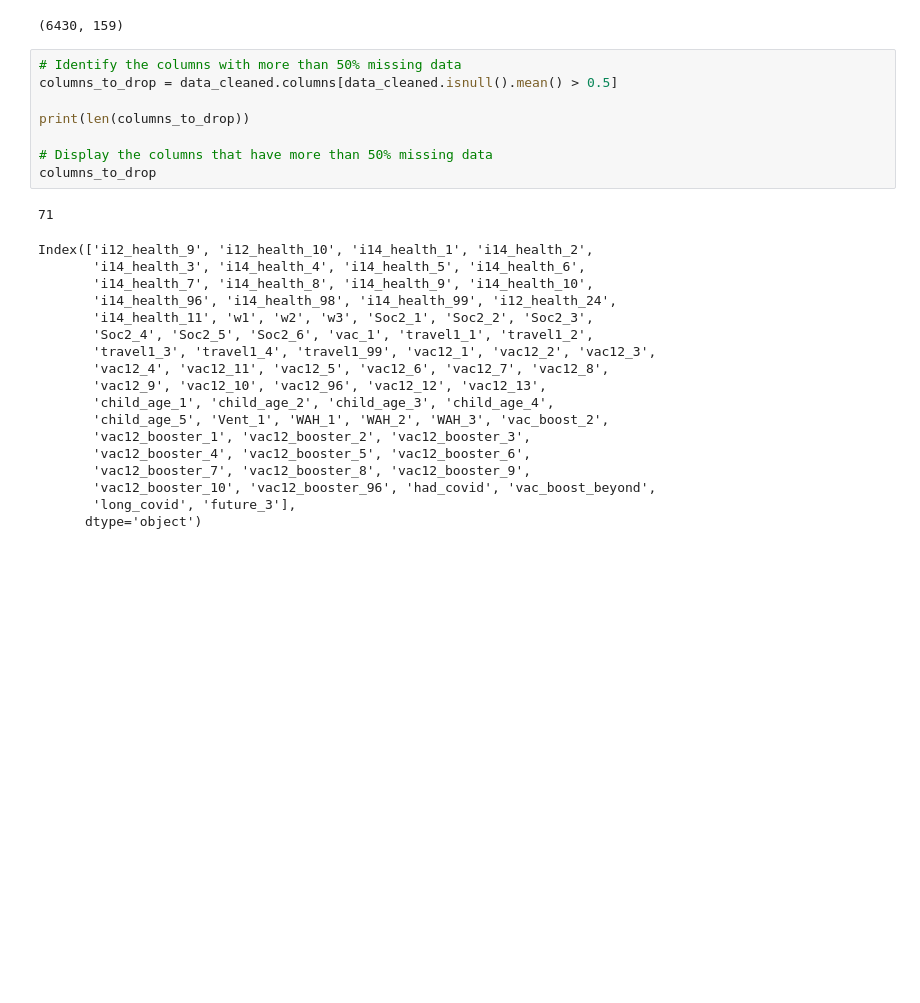
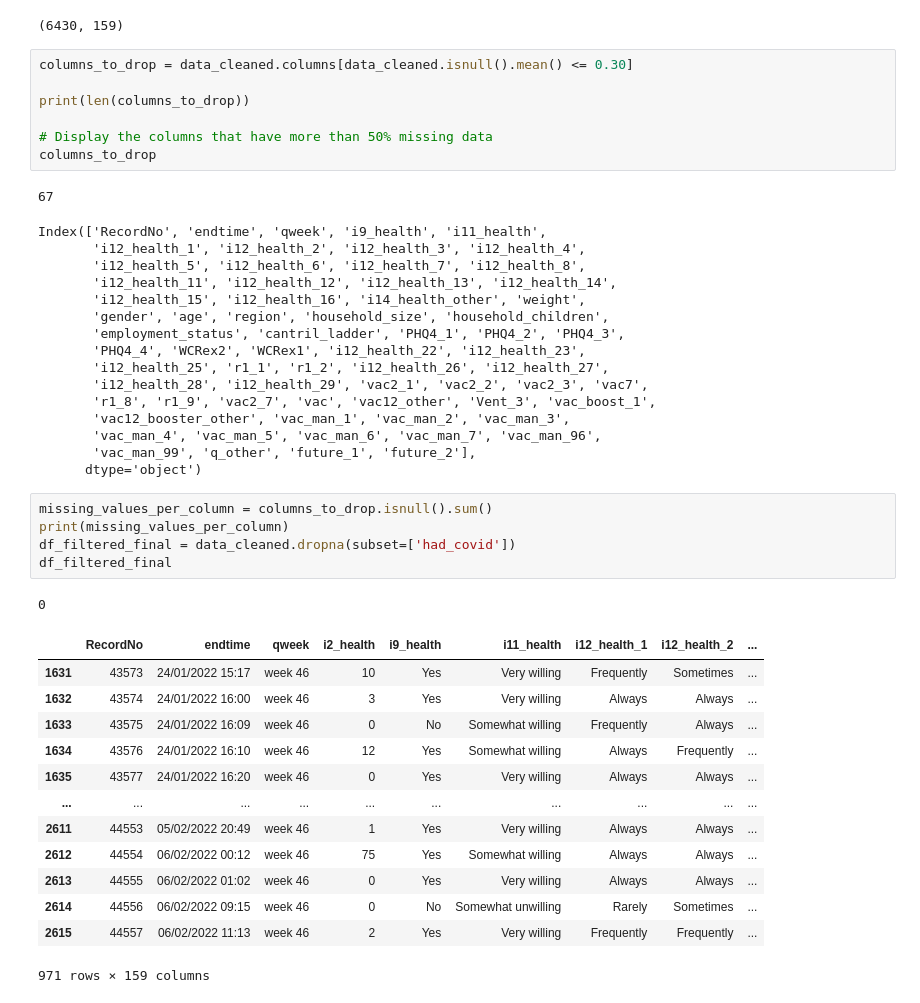
Before and after one commit to eren006/team_11_ML_gp1, a Jupyter notebook: ML_Analytics_GA1.ipynb, the cells around one changed output. Saved outputs shown, nothing was run; the diff lists cells and outputs as text; blank space fills up the shorter version.

Commit message:
Data cleaning

```diff
--- a/ML_Analytics_GA1.ipynb
+++ b/ML_Analytics_GA1.ipynb
@@ -27,29 +36,46 @@ data_cleaned.shape
 # %% [output]
 (6430, 159)
 # %%
-# Identify the columns with more than 50% missing data
-columns_to_drop = data_cleaned.columns[data_cleaned.isnull().mean() > 0.5]
+columns_to_drop = data_cleaned.columns[data_cleaned.isnull().mean() <= 0.30]
 
 print(len(columns_to_drop))
 
 # Display the columns that have more than 50% missing data
 columns_to_drop
 # %% [output]
-71
+67
-Index(['i12_health_9', 'i12_health_10', 'i14_health_1', 'i14_health_2',
-       'i14_health_3', 'i14_health_4', 'i14_health_5', 'i14_health_6',
-       'i14_health_7', 'i14_health_8', 'i14_health_9', 'i14_health_10',
-       'i14_health_96', 'i14_health_98', 'i14_health_99', 'i12_health_24',
-       'i14_health_11', 'w1', 'w2', 'w3', 'Soc2_1', 'Soc2_2', 'Soc2_3',
-       'Soc2_4', 'Soc2_5', 'Soc2_6', 'vac_1', 'travel1_1', 'travel1_2',
-       'travel1_3', 'travel1_4', 'travel1_99', 'vac12_1', 'vac12_2', 'vac12_3',
-       'vac12_4', 'vac12_11', 'vac12_5', 'vac12_6', 'vac12_7', 'vac12_8',
-       'vac12_9', 'vac12_10', 'vac12_96', 'vac12_12', 'vac12_13',
-       'child_age_1', 'child_age_2', 'child_age_3', 'child_age_4',
-       'child_age_5', 'Vent_1', 'WAH_1', 'WAH_2', 'WAH_3', 'vac_boost_2',
-       'vac12_booster_1', 'vac12_booster_2', 'vac12_booster_3',
-       'vac12_booster_4', 'vac12_booster_5', 'vac12_booster_6',
-       'vac12_booster_7', 'vac12_booster_8', 'vac12_booster_9',
-       'vac12_booster_10', 'vac12_booster_96', 'had_covid', 'vac_boost_beyond',
-       'long_covid', 'future_3'],
+Index(['RecordNo', 'endtime', 'qweek', 'i9_health', 'i11_health',
+       'i12_health_1', 'i12_health_2', 'i12_health_3', 'i12_health_4',
+       'i12_health_5', 'i12_health_6', 'i12_health_7', 'i12_health_8',
+       'i12_health_11', 'i12_health_12', 'i12_health_13', 'i12_health_14',
+       'i12_health_15', 'i12_health_16', 'i14_health_other', 'weight',
+       'gender', 'age', 'region', 'household_size', 'household_children',
+       'employment_status', 'cantril_ladder', 'PHQ4_1', 'PHQ4_2', 'PHQ4_3',
+       'PHQ4_4', 'WCRex2', 'WCRex1', 'i12_health_22', 'i12_health_23',
+       'i12_health_25', 'r1_1', 'r1_2', 'i12_health_26', 'i12_health_27',
+       'i12_health_28', 'i12_health_29', 'vac2_1', 'vac2_2', 'vac2_3', 'vac7',
+       'r1_8', 'r1_9', 'vac2_7', 'vac', 'vac12_other', 'Vent_3', 'vac_boost_1',
+       'vac12_booster_other', 'vac_man_1', 'vac_man_2', 'vac_man_3',
+       'vac_man_4', 'vac_man_5', 'vac_man_6', 'vac_man_7', 'vac_man_96',
+       'vac_man_99', 'q_other', 'future_1', 'future_2'],
       dtype='object')
+# %%
+missing_values_per_column = columns_to_drop.isnull().sum()
+print(missing_values_per_column)
+df_filtered_final = data_cleaned.dropna(subset=['had_covid'])
+df_filtered_final
+# %% [output]
+0
+|  | RecordNo | endtime | qweek | i2_health | i9_health | i11_health | i12_health_1 | i12_health_2 | ... |
+| 1631 | 43573 | 24/01/2022 15:17 | week 46 | 10 | Yes | Very willing | Frequently | Sometimes | ... |
+| 1632 | 43574 | 24/01/2022 16:00 | week 46 | 3 | Yes | Very willing | Always | Always | ... |
+| 1633 | 43575 | 24/01/2022 16:09 | week 46 | 0 | No | Somewhat willing | Frequently | Always | ... |
+| 1634 | 43576 | 24/01/2022 16:10 | week 46 | 12 | Yes | Somewhat willing | Always | Frequently | ... |
+| 1635 | 43577 | 24/01/2022 16:20 | week 46 | 0 | Yes | Very willing | Always | Always | ... |
+| ... | ... | ... | ... | ... | ... | ... | ... | ... | ... |
+| 2611 | 44553 | 05/02/2022 20:49 | week 46 | 1 | Yes | Very willing | Always | Always | ... |
+| 2612 | 44554 | 06/02/2022 00:12 | week 46 | 75 | Yes | Somewhat willing | Always | Always | ... |
+| 2613 | 44555 | 06/02/2022 01:02 | week 46 | 0 | Yes | Very willing | Always | Always | ... |
+| 2614 | 44556 | 06/02/2022 09:15 | week 46 | 0 | No | Somewhat unwilling | Rarely | Sometimes | ... |
+| 2615 | 44557 | 06/02/2022 11:13 | week 46 | 2 | Yes | Very willing | Frequently | Frequently | ... |
+971 rows × 159 columns
```
Also changed, not shown: parts of 35 cells of this notebook.
